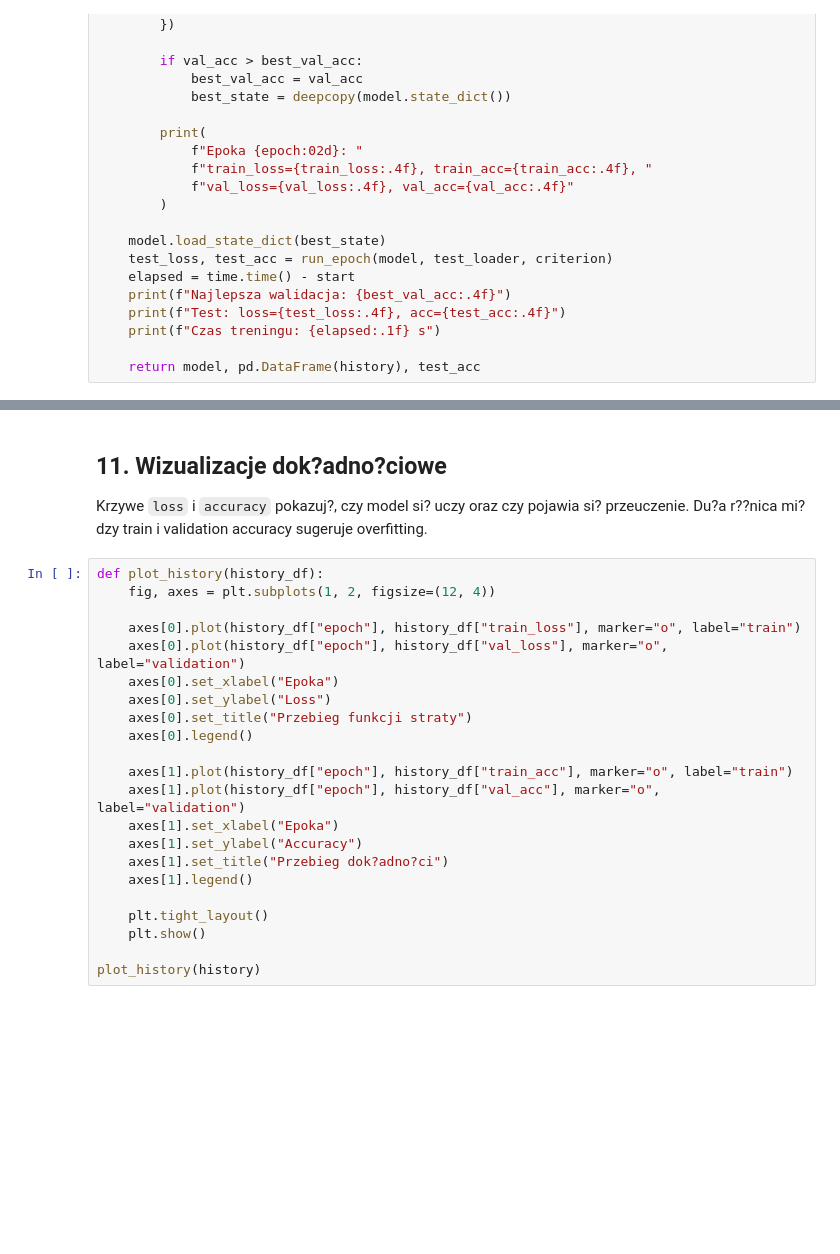
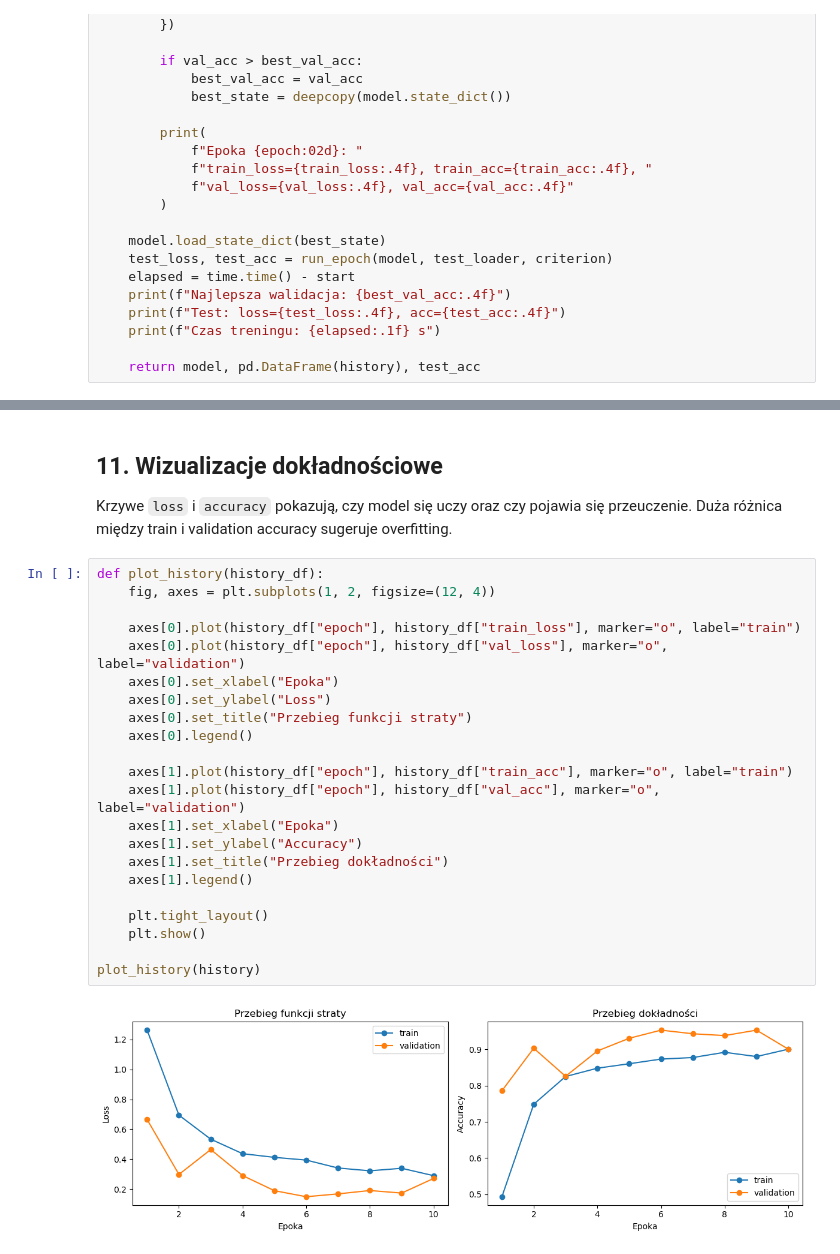
Before and after one commit to mkoczkodaj/LAB5, a Jupyter notebook: lab5_6.ipynb, the cells around one changed output, grey strips where cells are left out. Cells and saved outputs as stored; diff of their text form; blank space fills up the shorter version.

```diff
--- a/lab5_6.ipynb
+++ b/lab5_6.ipynb
@@ -354,27 +418,29 @@ history
 # %% [markdown]
-## 11. Wizualizacje dok?adno?ciowe
+## 11. Wizualizacje dokładnościowe
 
-Krzywe `loss` i `accuracy` pokazuj?, czy model si? uczy oraz czy pojawia si? przeuczenie. Du?a r??nica mi?dzy train i validation accuracy sugeruje overfitting.
+Krzywe `loss` i `accuracy` pokazują, czy model się uczy oraz czy pojawia się przeuczenie. Duża różnica między train i validation accuracy sugeruje overfitting.
 # %%
 def plot_history(history_df):
     fig, axes = plt.subplots(1, 2, figsize=(12, 4))
 
     axes[0].plot(history_df["epoch"], history_df["train_loss"], marker="o", label="train")
     axes[0].plot(history_df["epoch"], history_df["val_loss"], marker="o", label="validation")
     axes[0].set_xlabel("Epoka")
     axes[0].set_ylabel("Loss")
     axes[0].set_title("Przebieg funkcji straty")
     axes[0].legend()
 
     axes[1].plot(history_df["epoch"], history_df["train_acc"], marker="o", label="train")
     axes[1].plot(history_df["epoch"], history_df["val_acc"], marker="o", label="validation")
     axes[1].set_xlabel("Epoka")
     axes[1].set_ylabel("Accuracy")
-    axes[1].set_title("Przebieg dok?adno?ci")
+    axes[1].set_title("Przebieg dokładności")
     axes[1].legend()
 
     plt.tight_layout()
     plt.show()
 
 plot_history(history)
+# %% [output]
+[figure, added]
 # %% [markdown]
```
Also changed, not shown: parts of 30 cells of this notebook, 1 other file.
